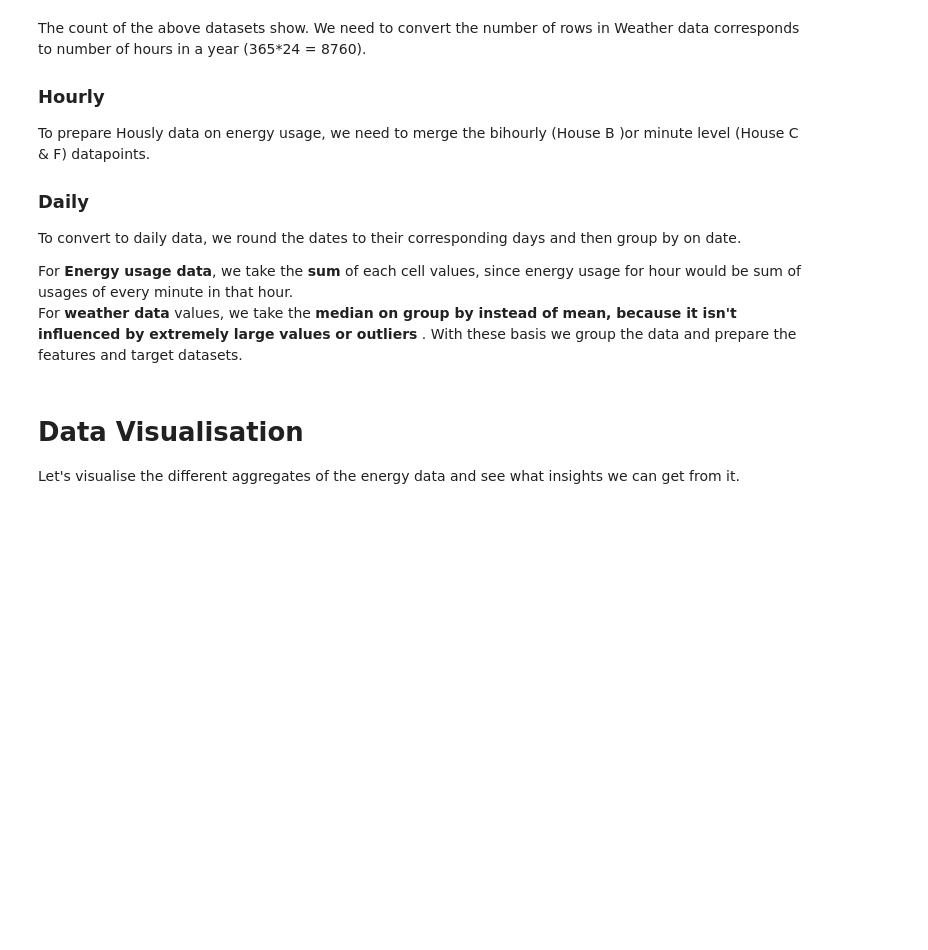
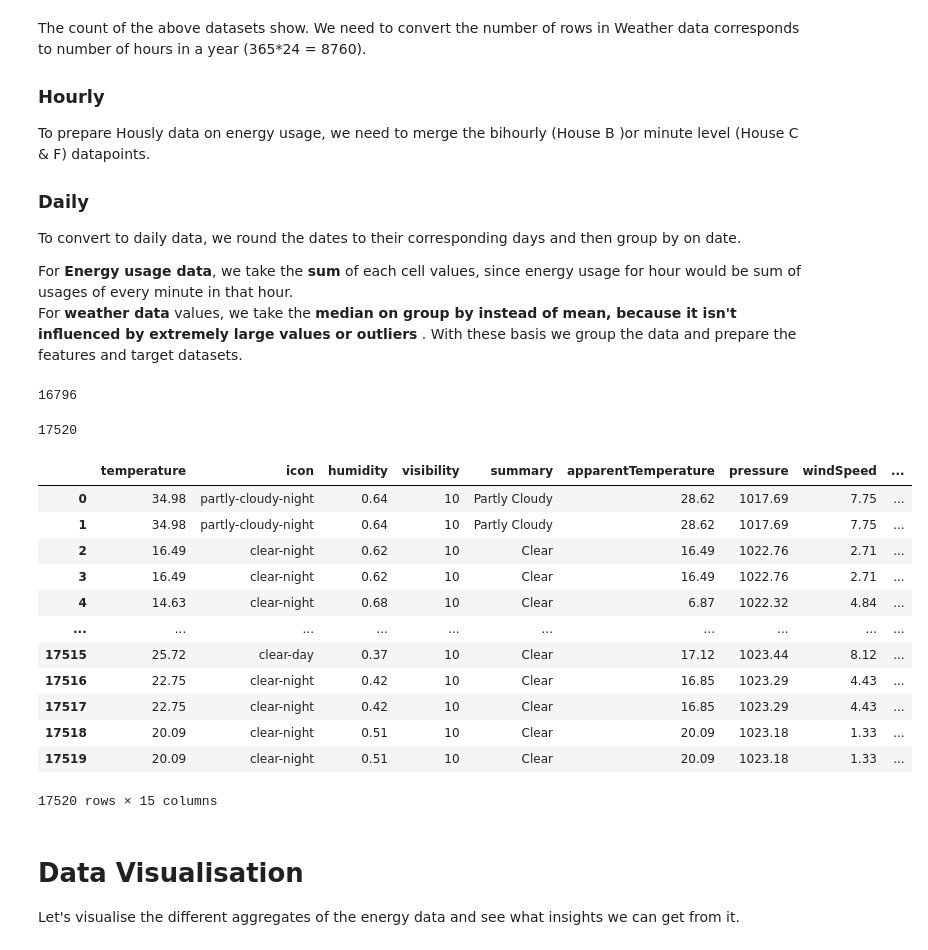
Before and after one commit to pratik-nagelia/SBU-CSE-551-Smart-Energy, a Jupyter notebook: Assignment 1 /Electricity Demand Prediction.ipynb, the cells around one changed output. Saved outputs shown, nothing was run; the diff lists cells and outputs as text; code cells hidden in the pictures; blank space fills up the shorter version.

```diff
--- a/Assignment 1 /Electricity Demand Prediction.ipynb
+++ b/Assignment 1 /Electricity Demand Prediction.ipynb
@@ -163,10 +163,12 @@ For **Energy usage data**, we take the **sum** of each cell values, since energy
 For **weather data** values, we take the **median on group by instead of mean, because it isn't influenced by extremely large values or outliers** . With these basis we group the data and prepare the features and target datasets.
 # %%
 # Merge energy bihourly data into hourly data
-energyB['Date & Time'] = energyB["Date & Time"].dt.floor('H')
-energyC['Date & Time'] = energyC["Date & Time"].dt.floor('H')
-energyF['Date & Time'] = energyF["Date & Time"].dt.floor('H')
+energyB['Date & Time'] = energyB["Date & Time"].dt.floor('30T')
+energyC['Date & Time'] = energyC["Date & Time"].dt.floor('30T')
+energyF['Date & Time'] = energyF["Date & Time"].dt.floor('30T')
 energy_hourly_B = energyB.groupby('Date & Time').sum().reset_index()
 energy_hourly_C = energyC.groupby('Date & Time').sum().reset_index()
 energy_hourly_F = energyF.groupby('Date & Time').sum().reset_index()
+# %% [output]
+16796
 # %%
@@ -202,3 +204,34 @@ weather_daily_F = weatherF.groupby('Date & Time').median().reset_index()
+# %%
+weatherb = pd.DataFrame(np.repeat(weather_hourly_B.values,2,axis=0))
+weatherb.columns = weather_hourly_B.columns
+len(weatherb)
+
+weatherc = pd.DataFrame(np.repeat(weather_hourly_C.values,2,axis=0))
+weatherc.columns = weather_hourly_C.columns
+len(weatherc)
+
+
+weatherf = pd.DataFrame(np.repeat(weather_hourly_F.values,2,axis=0))
+weatherf.columns = weather_hourly_F.columns
+len(weatherf)
+# %% [output]
+17520
+# %%
+weatherb
+# %% [output]
+|  | temperature | icon | humidity | visibility | summary | apparentTemperature | pressure | windSpeed | ... |
+| 0 | 34.98 | partly-cloudy-night | 0.64 | 10 | Partly Cloudy | 28.62 | 1017.69 | 7.75 | ... |
+| 1 | 34.98 | partly-cloudy-night | 0.64 | 10 | Partly Cloudy | 28.62 | 1017.69 | 7.75 | ... |
+| 2 | 16.49 | clear-night | 0.62 | 10 | Clear | 16.49 | 1022.76 | 2.71 | ... |
+| 3 | 16.49 | clear-night | 0.62 | 10 | Clear | 16.49 | 1022.76 | 2.71 | ... |
+| 4 | 14.63 | clear-night | 0.68 | 10 | Clear | 6.87 | 1022.32 | 4.84 | ... |
+| ... | ... | ... | ... | ... | ... | ... | ... | ... | ... |
+| 17515 | 25.72 | clear-day | 0.37 | 10 | Clear | 17.12 | 1023.44 | 8.12 | ... |
+| 17516 | 22.75 | clear-night | 0.42 | 10 | Clear | 16.85 | 1023.29 | 4.43 | ... |
+| 17517 | 22.75 | clear-night | 0.42 | 10 | Clear | 16.85 | 1023.29 | 4.43 | ... |
+| 17518 | 20.09 | clear-night | 0.51 | 10 | Clear | 20.09 | 1023.18 | 1.33 | ... |
+| 17519 | 20.09 | clear-night | 0.51 | 10 | Clear | 20.09 | 1023.18 | 1.33 | ... |
+17520 rows × 15 columns
 # %%
 weatherData=[weather_hourly_B, weather_hourly_C, weather_hourly_F, weather_daily_B, weather_daily_C, weather_daily_F]
 energyData = [energy_hourly_B, energy_hourly_C, energy_hourly_F, energy_daily_B, energy_daily_C, energy_daily_F]
```
Also changed, not shown: parts of 14 cells of this notebook, 11 other files.
